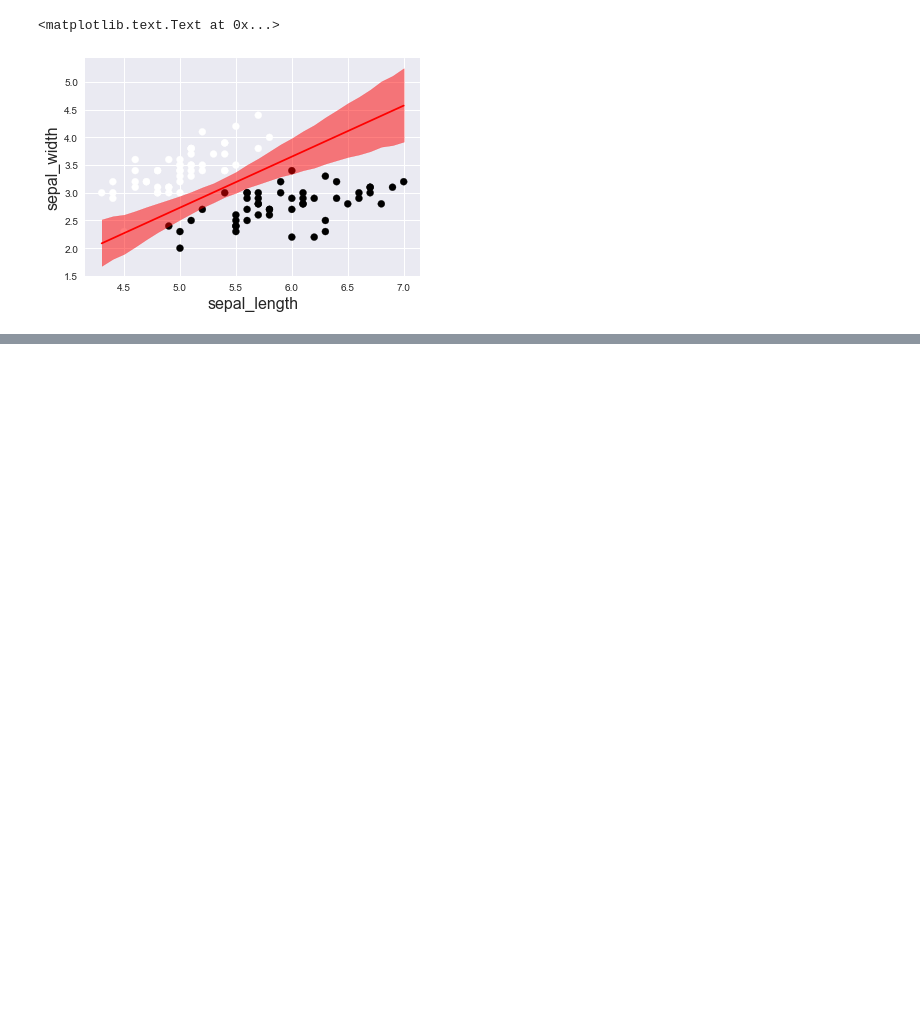
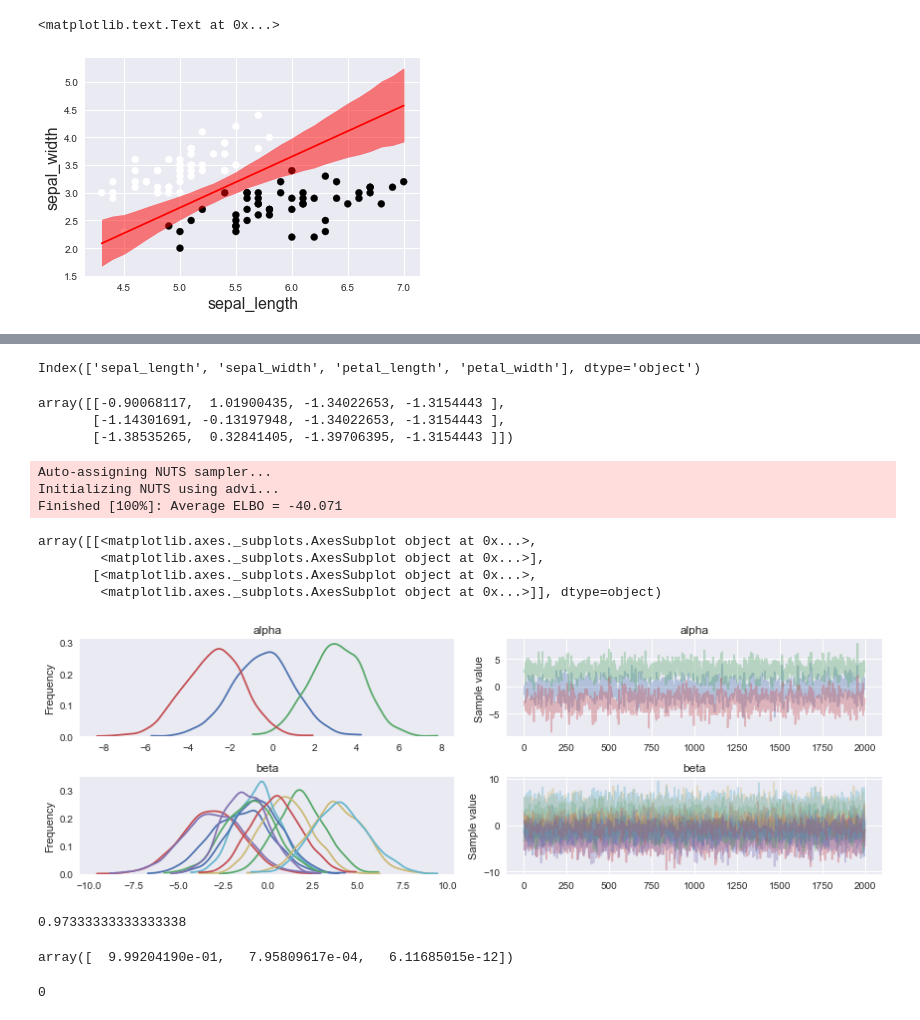
Before and after one commit to aenfield/random, a Jupyter notebook: pymc3book/Chapter05-LogisticRegression.ipynb, the cells around one changed output, grey strips where cells are left out. Cells and saved outputs as stored; diff of their text form; code cells hidden in the pictures; blank space fills up the shorter version.

```diff
--- a/pymc3book/Chapter05-LogisticRegression.ipynb
+++ b/pymc3book/Chapter05-LogisticRegression.ipynb
@@ -222,0 +238,3 @@ plt.ylabel(x_n[1], fontsize=16)
+# %%
+y_s = pd.Categorical(iris['species']).codes
+y_s
@@ -222,0 +249,57 @@ plt.ylabel(x_n[1], fontsize=16)
+# %%
+x_n = iris.columns[:-1]
+x_n
+# %% [output]
+Index(['sepal_length', 'sepal_width', 'petal_length', 'petal_width'], dtype='object')
+# %%
+x_s = iris[x_n].values
+x_s = (x_s - x_s.mean(axis=0)) / x_s.std(axis=0) # standardize
+x_s[:3]
+# %% [output]
+array([[-0.90068117,  1.01900435, -1.34022653, -1.3154443 ],
+       [-1.14301691, -0.13197948, -1.34022653, -1.3154443 ],
+       [-1.38535265,  0.32841405, -1.39706395, -1.3154443 ]])
+# %%
+with pm.Model() as model_s:
+    alpha = pm.Normal('alpha', mu=0, sd=2, shape=3)
+    beta = pm.Normal('beta', mu=0, sd=2, shape=(4,3))
+
+    mu = alpha + pm.math.dot(x_s, beta)
+
+    theta = tt.nnet.softmax(mu)
+
+    y1 = pm.Categorical('y1', p=theta, observed=y_s)
+
+    trace_s = pm.sample(2000)
+# %% [output]
+Auto-assigning NUTS sampler...
+Initializing NUTS using advi...
+Finished [100%]: Average ELBO = -40.071
+# %%
+pm.traceplot(trace_s)
+# %% [output]
+array([[<matplotlib.axes._subplots.AxesSubplot object at 0x...>,
+        <matplotlib.axes._subplots.AxesSubplot object at 0x...>],
+       [<matplotlib.axes._subplots.AxesSubplot object at 0x...>,
+        <matplotlib.axes._subplots.AxesSubplot object at 0x...>]], dtype=object)
+[figure, added]
+# %%
+# predict using simple mean - compute the probability of the data
+# point belonging to each class
+data_pred = trace_s['alpha'].mean(axis=0) + np.dot(x_s, trace_s['beta'].mean(axis=0))
+y_pred = []
+
+for point in data_pred:
+    y_pred.append(np.exp(point) / np.sum(np.exp(point), axis=0))
+
+np.sum(y_s == np.argmax(y_pred, axis=1)) / len(y_s)
+# %% [output]
+0.97333333333333338
+# %%
+y_pred[0]
+# %% [output]
+array([  9.99204190e-01,   7.95809617e-04,   6.11685015e-12])
+# %%
+y_s[0]
+# %% [output]
+0
```
Also changed, not shown: parts of 5 cells of this notebook.
